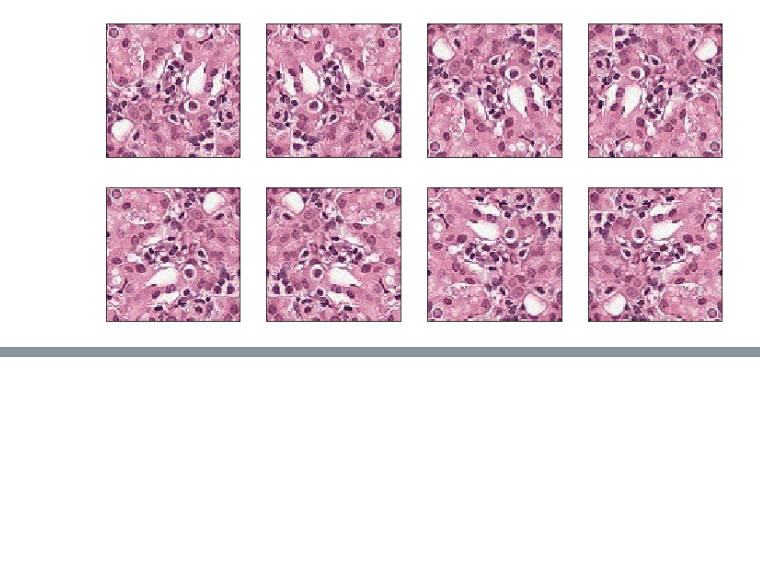
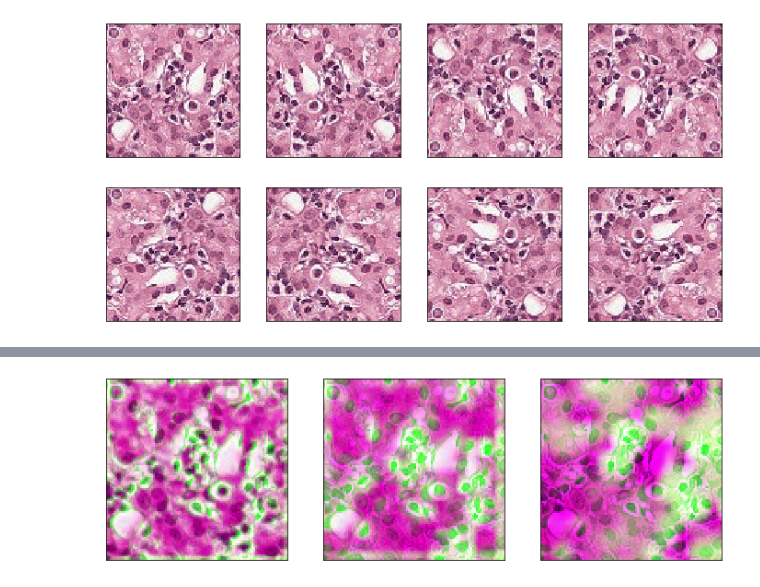
Before and after one commit to gabrielraya/Data-Mining, a Jupyter notebook: Project/illustrations.ipynb, the cells around one changed output, grey strips where cells are left out. Drawn from its saved outputs; the diff is of its cells as text; code cells hidden in the pictures; blank space fills up the shorter version.

```diff
--- a/Project/illustrations.ipynb
+++ b/Project/illustrations.ipynb
@@ -23,0 +61,4 @@ all 8 rotoflips of example image
+# %%
+plot_attention(equivariant_model)
+# %% [output]
+[figure, added]
```
Also changed, not shown: parts of 6 cells of this notebook.
